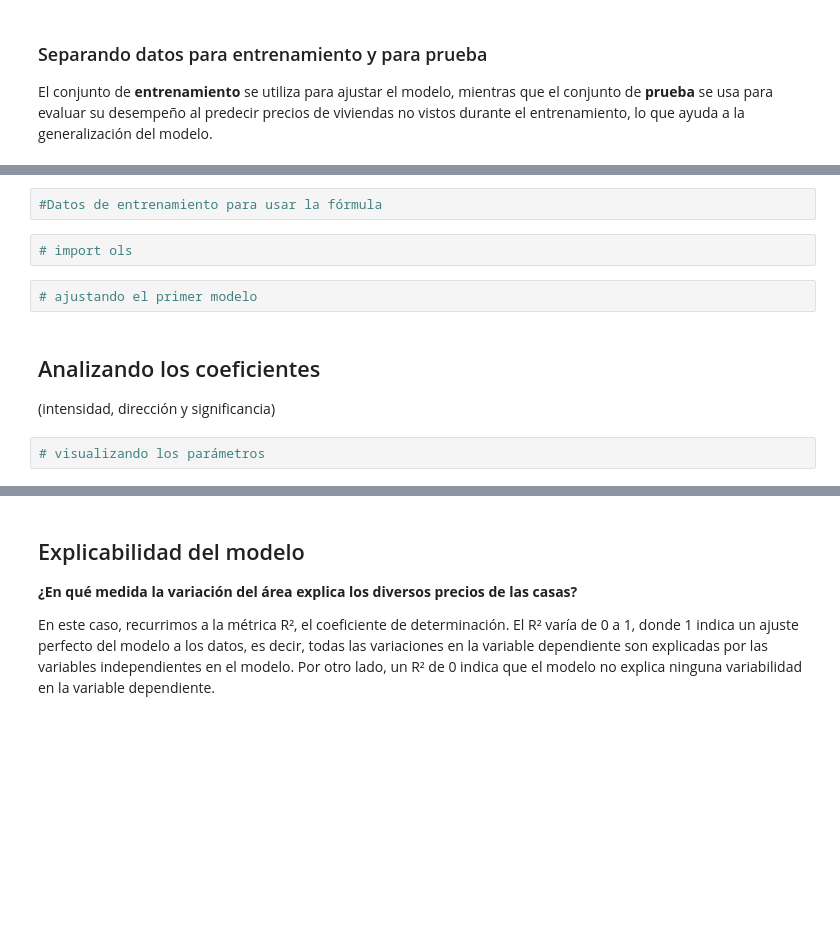
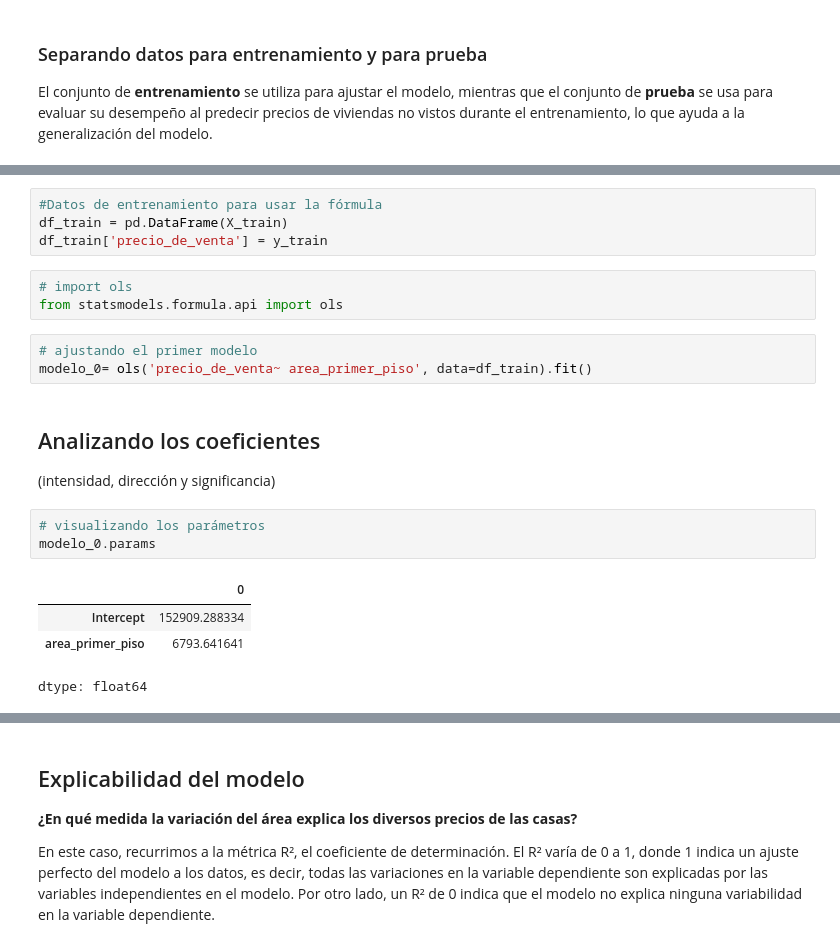
Before and after one commit to ElsaMolina/Cursos_EstadisticasConPython, a Jupyter notebook: precios_de_inmuebles_regresion_lineal.ipynb, the cells around one changed output, grey strips where cells are left out. Cells and saved outputs as stored; diff of their text form; blank space fills up the shorter version.

```diff
--- a/precios_de_inmuebles_regresion_lineal.ipynb
+++ b/precios_de_inmuebles_regresion_lineal.ipynb
@@ -164,14 +175,24 @@ El conjunto de **entrenamiento** se utiliza para ajustar el modelo, mientras que
 # %%
 #Datos de entrenamiento para usar la fórmula
+df_train = pd.DataFrame(X_train)
+df_train['precio_de_venta'] = y_train
 # %%
 # import ols
+from statsmodels.formula.api import ols
 # %%
 # ajustando el primer modelo
+modelo_0= ols('precio_de_venta~ area_primer_piso', data=df_train).fit()
 # %% [markdown]
 ## Analizando los coeficientes
 
 (intensidad, dirección y significancia)
 # %%
 # visualizando los parámetros
+modelo_0.params
+# %% [output]
+|  | 0 |
+| Intercept | 152909.288334 |
+| area_primer_piso | 6793.641641 |
+dtype: float64
 # %%
 # El resumen del modelo
```
Also changed, not shown: parts of 11 cells of this notebook.
